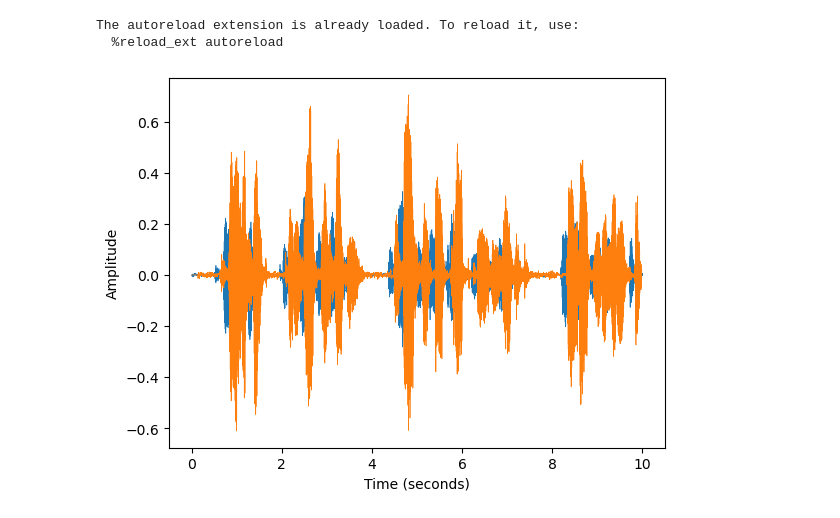
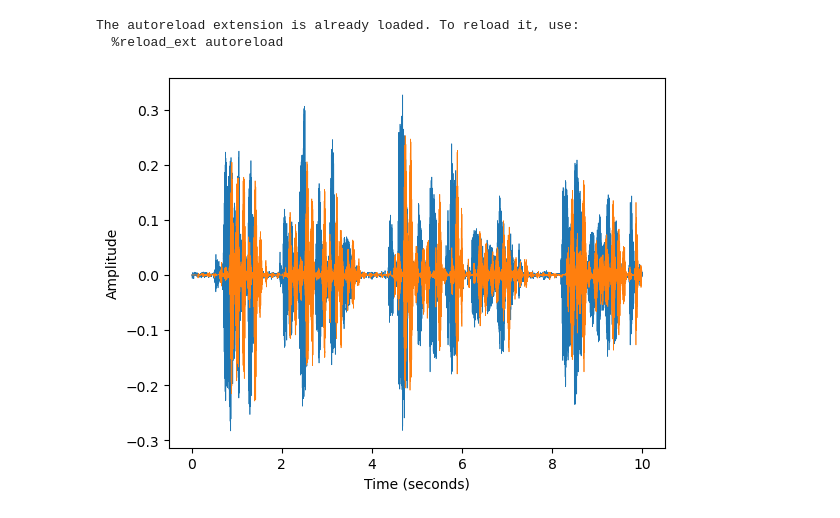
Before and after one commit to maxsolomonhenry/infinite-reverb, a Jupyter notebook: main.ipynb, the cells around one changed output. Cells and saved outputs as stored; diff of their text form; code cells hidden in the pictures.

Commit message:
Make freezer thing

```diff
--- a/main.ipynb
+++ b/main.ipynb
@@ -21,32 +21,35 @@ x, sr = iverb.util.audioread(fpath)
 # %%
 block_size = 1024
 
 frame_size = 1024
-num_overlap = 4
-process = lambda x: x * np.hamming(frame_size)
+num_overlap = 2
 
-buffer = iverb.OlaBuffer(frame_size, num_overlap, process)
+buffer = iverb.PhaseFreezer(frame_size, num_overlap)
 
 num_blocks = len(x) // block_size
 
 y = []
 p_in = 0
 p_out = p_in + block_size
 for i in range(num_blocks):
     block = x[p_in:p_out].copy()
+
+    buffer.request_drop()
     block = buffer.process_block(block)
 
     y.append(block)
 
     p_in += block_size
     p_out += block_size
 
-
 y = np.concatenate(y)
 
 plot_signal(x, sr)
 plot_signal(y, sr)
 
 plt.show()
+
+ipd.display(ipd.Audio(x, rate=sr))
+ipd.display(ipd.Audio(y, rate=sr))
 # %% [output]
-[figure, old version]
+[figure, new version]
```
Also changed, not shown: parts of 2 cells of this notebook, 3 other files.
